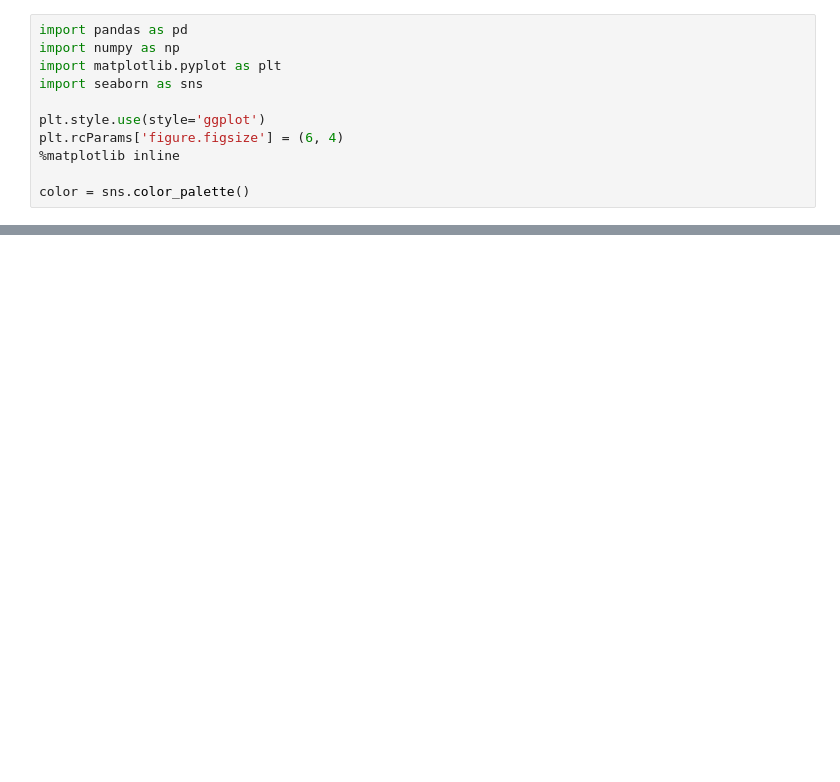
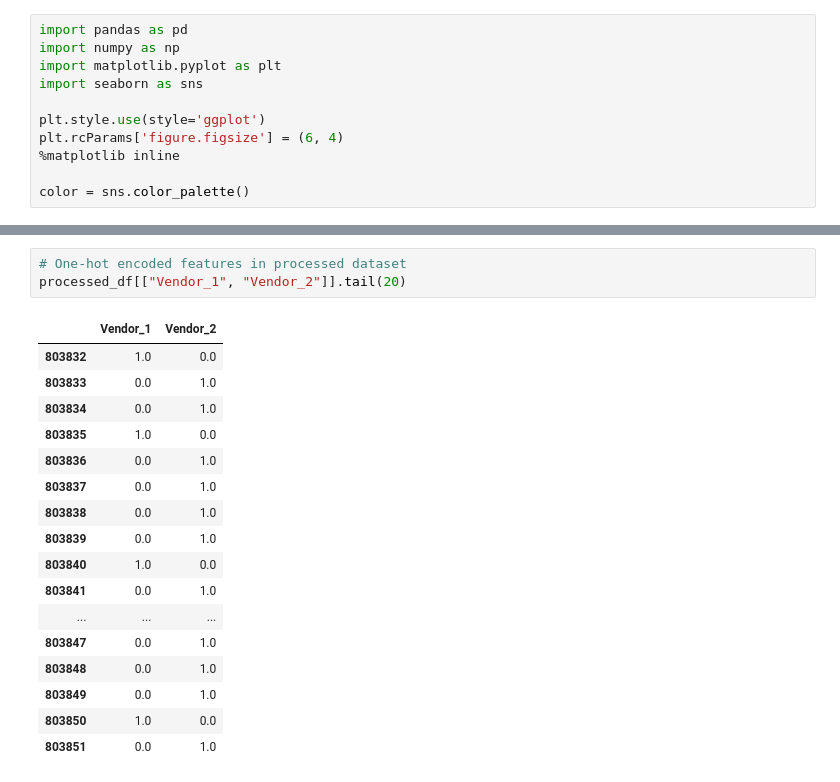
Before and after one commit to vdabravolski/ml_immersion_day, a Jupyter notebook: Lab 4/data_processing.ipynb, the cells around one changed output, grey strips where cells are left out. Cells and saved outputs as stored; diff of their text form; blank space fills up the shorter version.

```diff
--- a/Lab 4/data_processing.ipynb
+++ b/Lab 4/data_processing.ipynb
@@ -186,0 +382,21 @@ Interpreting the value of r
+# %%
+# One-hot encoded features in processed dataset
+processed_df[["Vendor_1", "Vendor_2"]].tail(20)
+# %% [output]
+|  | Vendor_1 | Vendor_2 |
+| 803832 | 1.0 | 0.0 |
+| 803833 | 0.0 | 1.0 |
+| 803834 | 0.0 | 1.0 |
+| 803835 | 1.0 | 0.0 |
+| 803836 | 0.0 | 1.0 |
+| 803837 | 0.0 | 1.0 |
+| 803838 | 0.0 | 1.0 |
+| 803839 | 0.0 | 1.0 |
+| 803840 | 1.0 | 0.0 |
+| 803841 | 0.0 | 1.0 |
+| ... | ... | ... |
+| 803847 | 0.0 | 1.0 |
+| 803848 | 0.0 | 1.0 |
+| 803849 | 0.0 | 1.0 |
+| 803850 | 1.0 | 0.0 |
+| 803851 | 0.0 | 1.0 |
```
Also changed, not shown: parts of 37 cells of this notebook, 3 other files.
